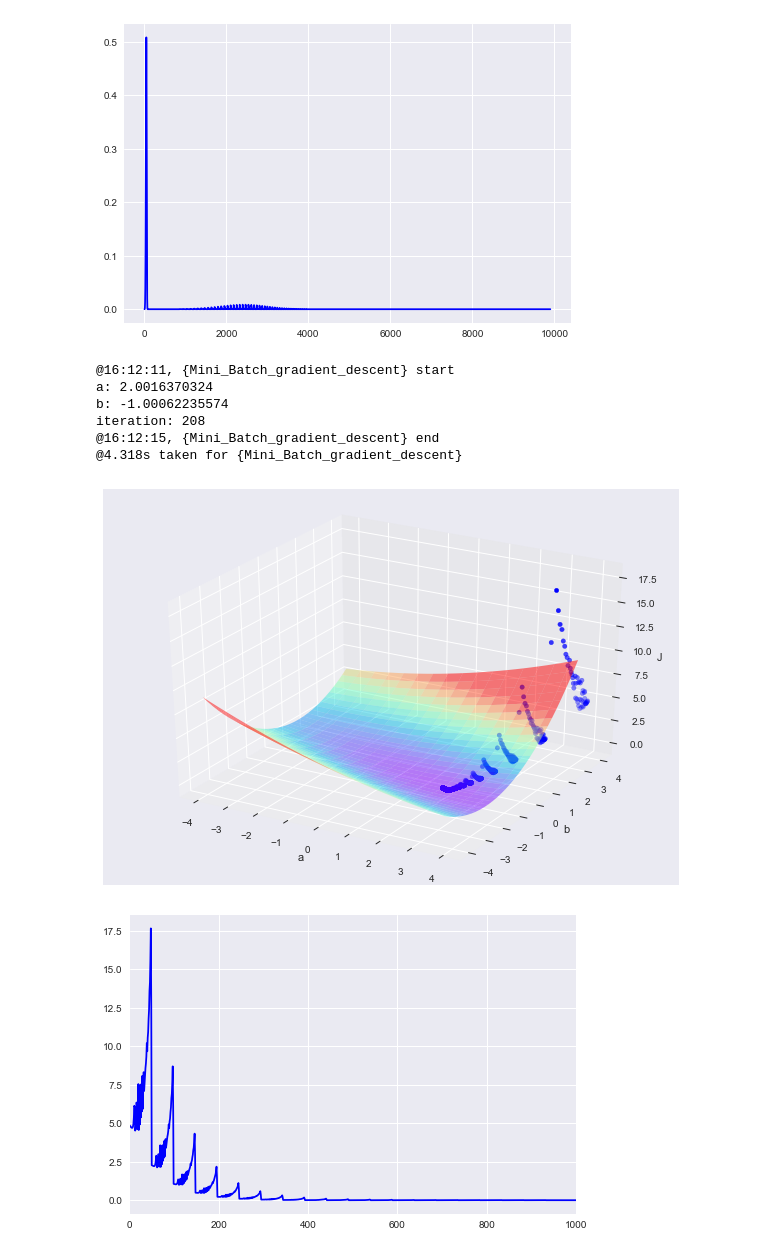
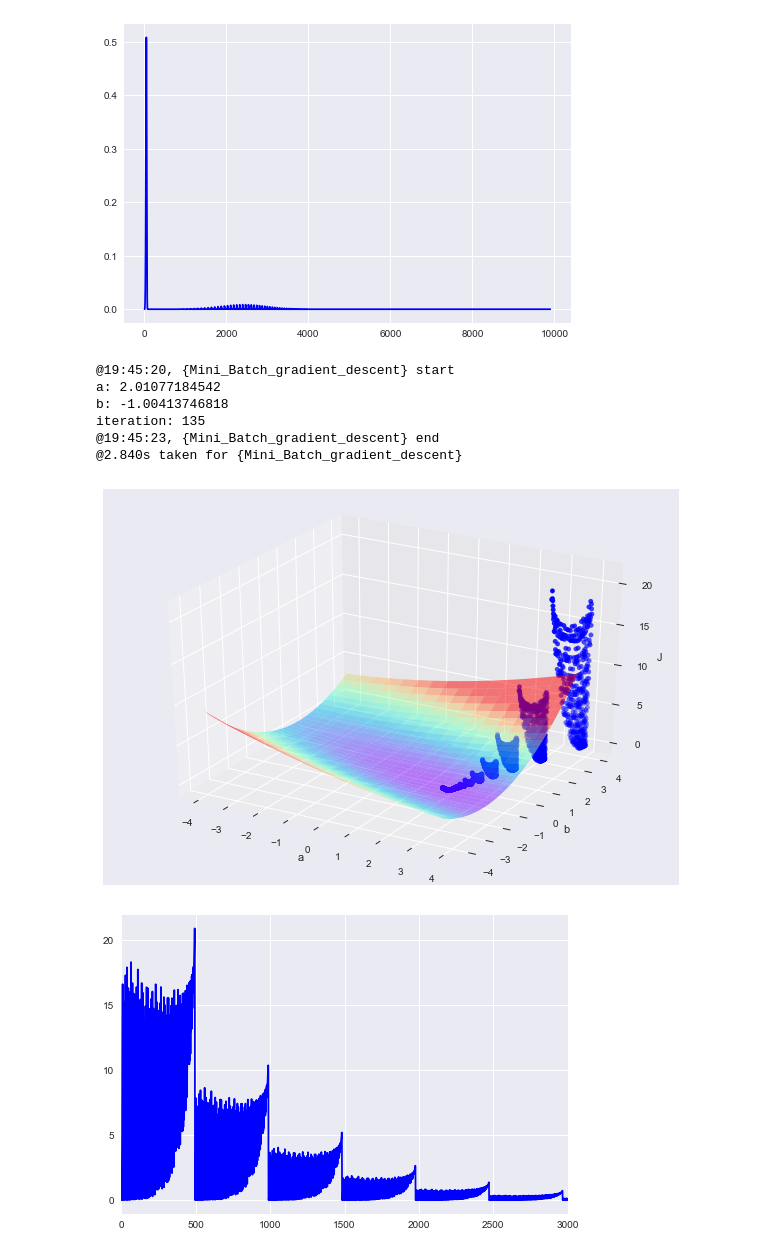
Before and after one commit to mylife4aiur/GradientDescent, a Jupyter notebook: 梯度下降.ipynb, the cells around one changed output. Cells and saved outputs as stored; diff of their text form; code cells hidden in the pictures.

```diff
--- a/梯度下降.ipynb
+++ b/梯度下降.ipynb
@@ -143,7 +143,7 @@ def exeTime(func):
 # %%
 # Batch gradient descent
 @exeTime
-def Batch_gradient_descent(train,a=4,b=4,tolerance=1e-3,maxiter=1000):
+def Batch_gradient_descent(train,label,a=4,b=4,tolerance=1e-3,maxiter=1000):
     pre_a=100
     pre_b=100
     alpha=1
@@ -180,4 +180,3 @@ def Batch_gradient_descent(train,a=4,b=4,tolerance=1e-3,maxiter=1000):
     print 'b:',b
     print 'iteration:',iteration
     return x,y,z
-x,y,z=Batch_gradient_descent(train,tolerance=1e-5)
@@ -190,0 +183,2 @@ iteration: 203
+# %%
+x,y,z=Batch_gradient_descent(train,label,tolerance=1e-5)
@@ -314,14 +315,14 @@ def Mini_Batch_gradient_descent(train,batchsize=100,a=4,b=4,tolerance=1e-3,maxit
     print 'iteration:',iteration
     return x,y,z
 # %%
-x,y,z=Mini_Batch_gradient_descent(train,batchsize=100,tolerance=1e-5)
+x,y,z=Mini_Batch_gradient_descent(train,batchsize=10,tolerance=1e-5)
 # %% [output]
-@16:12:11, {Mini_Batch_gradient_descent} start
-a: 2.0016370324
-b: -1.00062235574
-iteration: 208
-@16:12:15, {Mini_Batch_gradient_descent} end
-@4.318s taken for {Mini_Batch_gradient_descent}
+@19:45:20, {Mini_Batch_gradient_descent} start
+a: 2.01077184542
+b: -1.00413746818
+iteration: 135
+@19:45:23, {Mini_Batch_gradient_descent} end
+@2.840s taken for {Mini_Batch_gradient_descent}
 # %%
 fig = plt.figure()
 ax = Axes3D(fig)
@@ -334,12 +335,12 @@ ax.set_xlabel('a')
 ax.scatter(x,y,z,c='b')
 plt.show()
 # %% [output]
-[figure, old version]
+[figure, new version]
 # %%
 fig = plt.figure()
 
 plt.plot(z,c='b')
-plt.xlim(1,1000)
+plt.xlim(1,3000)
 plt.show()
 # %% [output]
-[figure, old version]
+[figure, new version]
```
Also changed, not shown: parts of 36 cells of this notebook.
